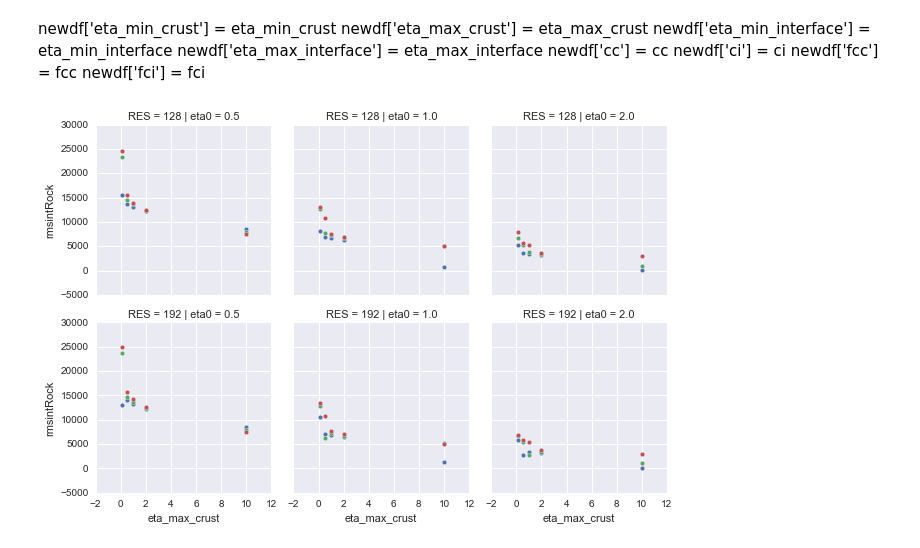
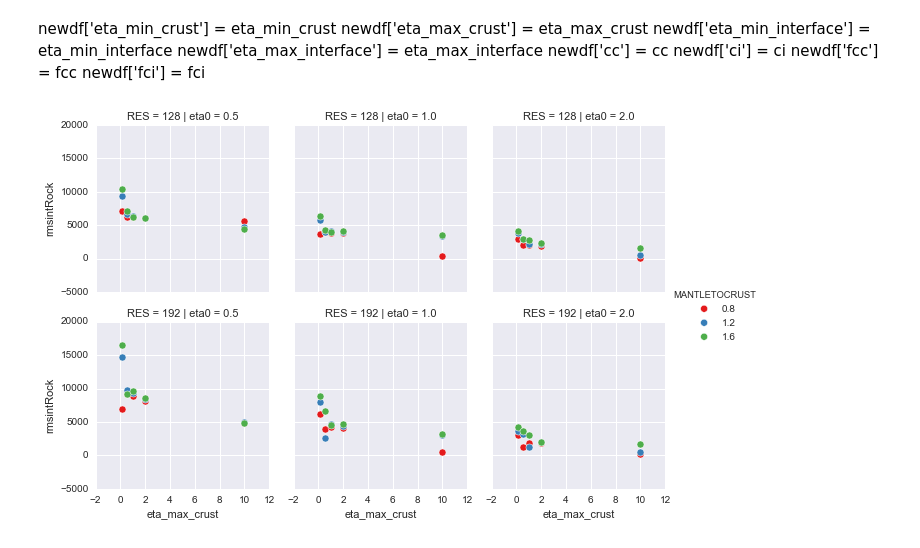
Before and after one commit to dansand/2dthermalslabs, a Jupyter notebook: kaplan/Analysis/pandas_analysis.ipynb, the cells around one changed output. Cells and saved outputs as stored; diff of their text form; code cells hidden in the pictures.

```diff
--- a/kaplan/Analysis/pandas_analysis.ipynb
+++ b/kaplan/Analysis/pandas_analysis.ipynb
@@ -14,0 +17,4 @@ Populating the interactive namespace from numpy and matplotlib
+# %%
+#rdir = '/workspace'
+rdir = '../../..'
+dat_files = natsort(glob2.glob(rdir + '/temp_results/results/A/**/*.dat'))
@@ -14,0 +47,17 @@ Populating the interactive namespace from numpy and matplotlib
+# %%
+op_age_fac=[]
+cohesion=[]
+fc=[]
+Edf=[]
+
+counter = 1
+for a in [0.2, 1.0, 2.0]:
+    for b in [0.5, 1.0, 2.0, 4.0]:
+        for c in [0.5, 1.0, 2.0]:
+            for d in [0.1, 1.0, 10.0]:
+                op_age_fac.append(a)
+                cohesion.append(b)
+                fc.append(c)
+                Edf.append(d)
+                #print(counter, a, b, c, d)
+                counter += 1
@@ -29,7 +146,7 @@ data = []
 
 for i in range(len(dat_files)):
     df = pd.read_csv(dat_files[i], sep="\s*", header=None,  index_col=False).dropna()
-    data.append(df.max())
+    data.append(df.mean())
     #pd.concat(newdf, df.mean())
     #print(df.mean())
     #newdf.loc[i] = df.max()
@@ -79,6 +196,7 @@ MANTLETOCRUST=[]
 eta0=[]
 RES=[]
 
+counter = 1
 for a in [0.1, 0.5, 1.0, 2.0, 10.]:
     for b in [0.8, 1.2, 1.6]:
         for c in [0.5, 1.0, 2.0]:
@@ -90,6 +208,8 @@ for a in [0.1, 0.5, 1.0, 2.0, 10.]:
                 MANTLETOCRUST.append(b)
                 eta0.append(c)
                 RES.append(d)
+                #print(counter, a, b, c, d)
+                counter += 1
 # %%
 newdf['eta_min_crust'] = eta_min_crust
 newdf['eta_max_crust'] = eta_max_crust
@@ -99,7 +219,16 @@ newdf['MANTLETOCRUST'] = MANTLETOCRUST
 newdf['eta0'] = eta0
 newdf['RES'] = RES
 # %%
-g = sns.FacetGrid(newdf, col="eta0",  row='RES', hue="MANTLETOCRUST")
-g = g.map(plt.scatter, 'eta_max_crust', 'rmsintRock', edgecolor="w")
+yaxis = 'rmsintRock' #'rmsSurf'#, 'nuTop' #
+
+kws = dict(s=50, linewidth=.5, edgecolor="w")
+
+g = sns.FacetGrid(newdf, col="eta0",  row='RES', hue="MANTLETOCRUST", palette="Set1")
+g = g.map(plt.scatter, 'eta_max_crust', yaxis,  **kws).add_legend()
+#.set(ylim=(0, 30000))
+
+
+#g.fig.get_axes()[0].set_xscale('log')
+plt.show()
 # %% [output]
-[figure, old version]
+[figure, new version]
```
Also changed, not shown: parts of 15 cells of this notebook, 4 other files.
